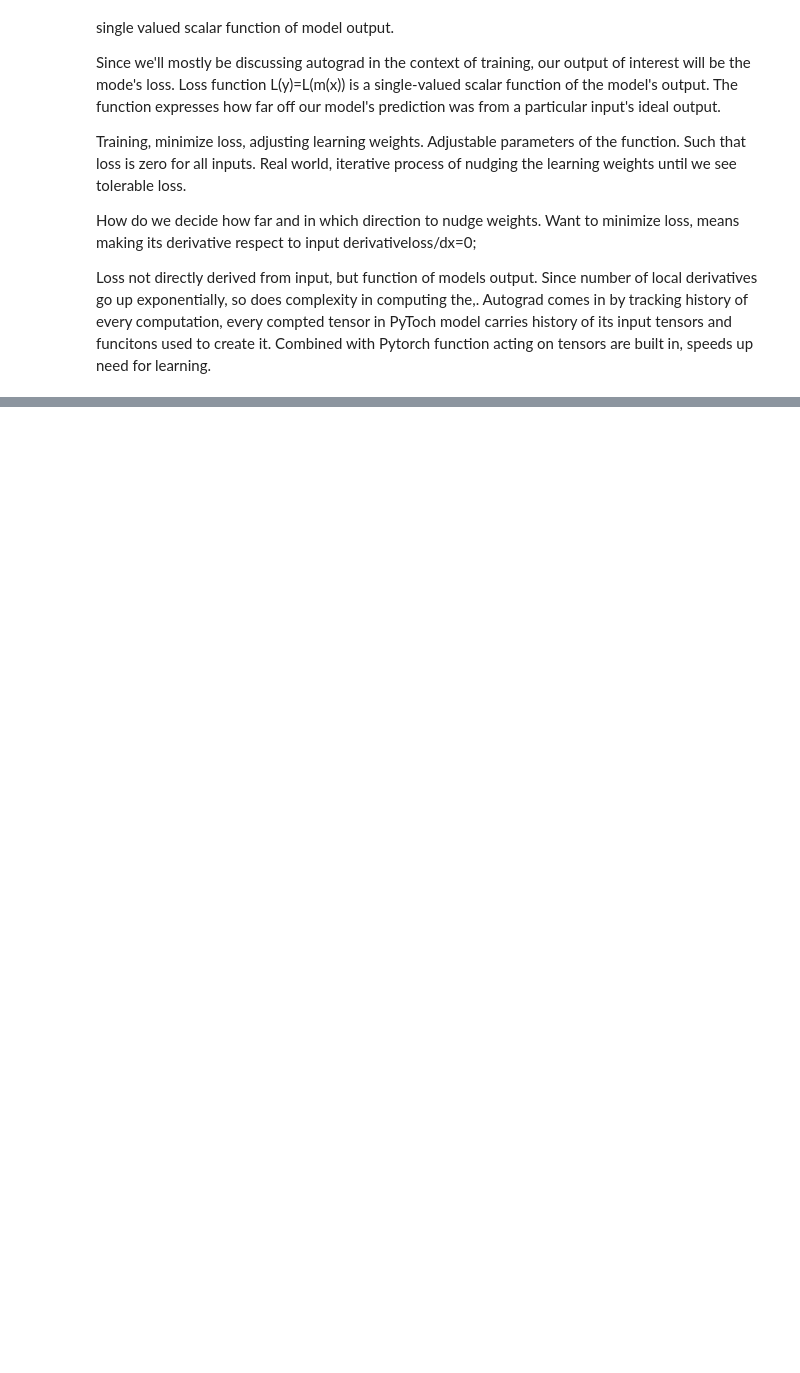
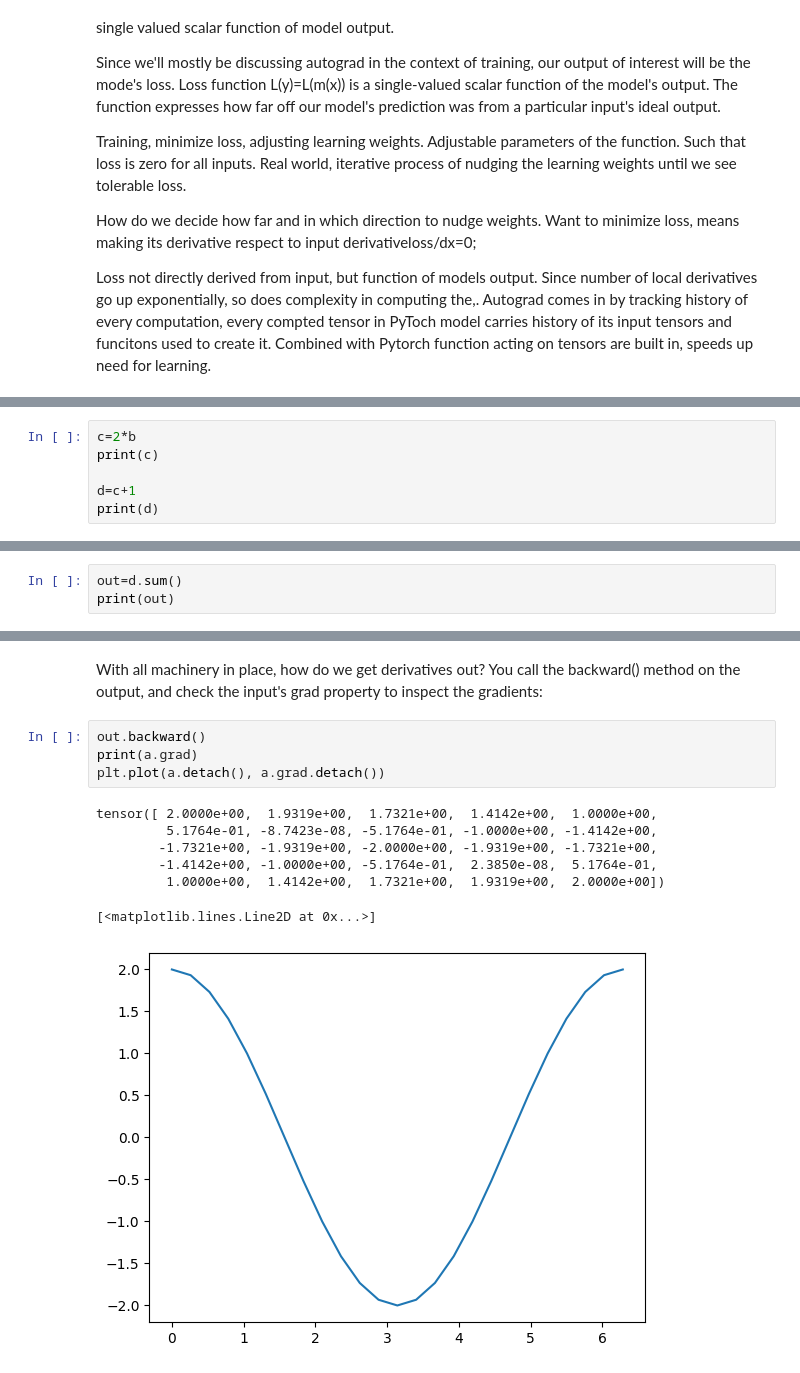
Before and after one commit to GoldenGlint/Pytorch-Learning, a Jupyter notebook: Fundamentals of Autograd/Fundamentals of Autograd.ipynb, the cells around one changed output, grey strips where cells are left out. Cells and saved outputs as stored; diff of their text form; blank space fills up the shorter version.

```diff
--- a/Fundamentals of Autograd/Fundamentals of Autograd.ipynb
+++ b/Fundamentals of Autograd/Fundamentals of Autograd.ipynb
@@ -18,0 +55,6 @@ Loss not directly derived from input, but function of models output. Since numbe
+# %%
+c=2*b
+print(c)
+
+d=c+1
+print(d)
@@ -18,0 +76,3 @@ Loss not directly derived from input, but function of models output. Since numbe
+# %%
+out=d.sum()
+print(out)
@@ -18,0 +112,14 @@ Loss not directly derived from input, but function of models output. Since numbe
+# %% [markdown]
+With all machinery in place, how do we get derivatives out? You call the backward() method on the output, and check the input's grad property to inspect the gradients:
+# %%
+out.backward()
+print(a.grad)
+plt.plot(a.detach(), a.grad.detach())
+# %% [output]
+tensor([ 2.0000e+00,  1.9319e+00,  1.7321e+00,  1.4142e+00,  1.0000e+00,
+         5.1764e-01, -8.7423e-08, -5.1764e-01, -1.0000e+00, -1.4142e+00,
+        -1.7321e+00, -1.9319e+00, -2.0000e+00, -1.9319e+00, -1.7321e+00,
+        -1.4142e+00, -1.0000e+00, -5.1764e-01,  2.3850e-08,  5.1764e-01,
+         1.0000e+00,  1.4142e+00,  1.7321e+00,  1.9319e+00,  2.0000e+00])
+[<matplotlib.lines.Line2D at 0x...>]
+[figure, added]
```
Also changed, not shown: parts of 13 cells of this notebook.
